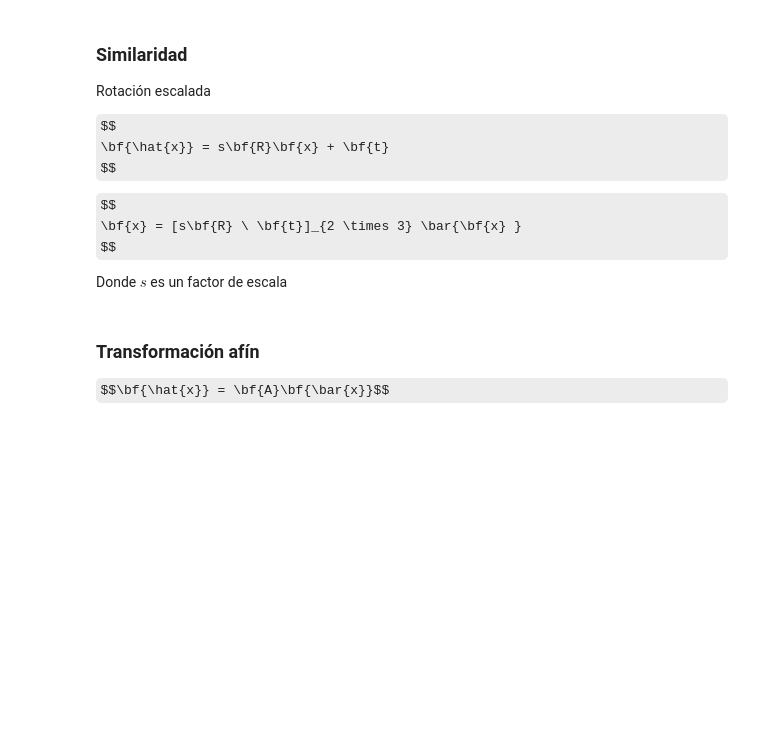
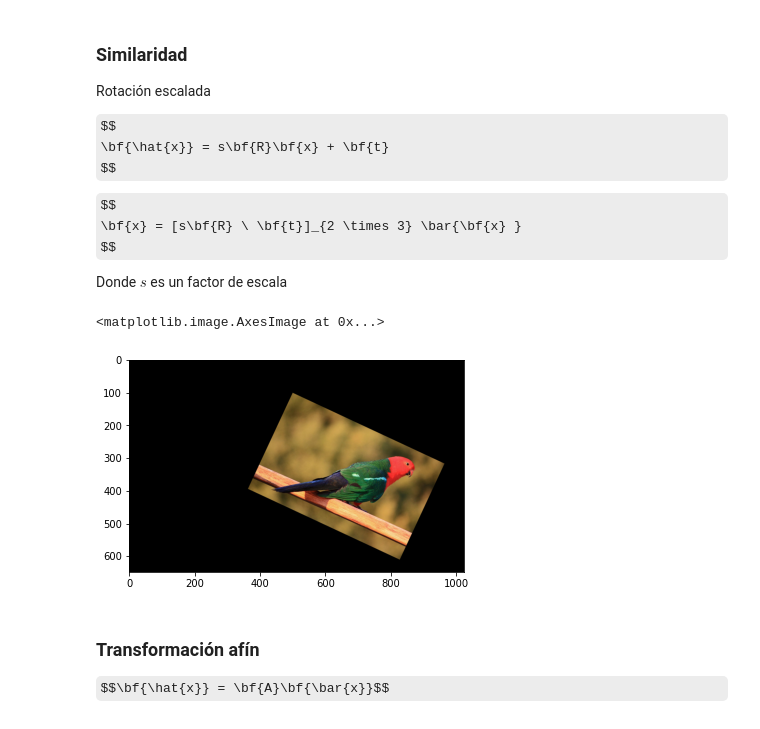
Before and after one commit to UN-GCPDS/Procesamiento-Digital-De-Imagenes, a Jupyter notebook: 2-ConceptosBasicosDeImagenes/4-RegistroDeImagenes.ipynb, the cells around one changed output. Saved outputs shown, nothing was run; the diff lists cells and outputs as text; code cells hidden in the pictures; some formulas as TeX source; blank space fills up the shorter version.

```diff
--- a/2-ConceptosBasicosDeImagenes/4-RegistroDeImagenes.ipynb
+++ b/2-ConceptosBasicosDeImagenes/4-RegistroDeImagenes.ipynb
@@ -84,6 +122,23 @@ $$
 $$
 
 Donde $s$ es un factor de escala
+# %%
+theta = 25*np.pi/180
+s = 0.5
+
+M = np.array([
+            [s*np.cos(theta),-s*np.sin(theta),500],
+            [s*np.sin(theta), s*np.cos(theta),100]
+            ],dtype=np.float32)
+
+rows,cols = img.shape[:2]
+
+new_img = cv2.warpAffine(img,M,(cols,rows))
+# %%
+plt.imshow(new_img)
+# %% [output]
+<matplotlib.image.AxesImage at 0x...>
+[figure, added]
 # %% [markdown]
 ###  Transformación afín
 
```
Also changed, not shown: parts of 15 cells of this notebook.
